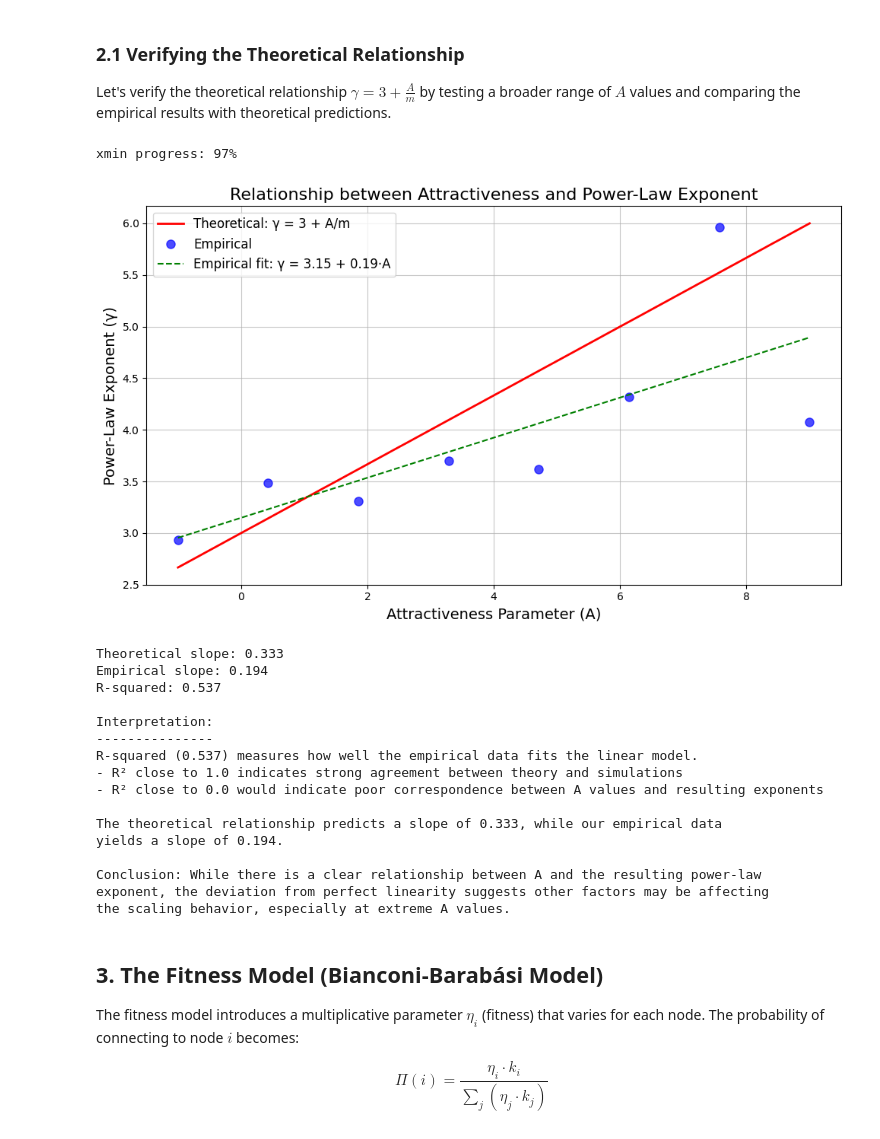
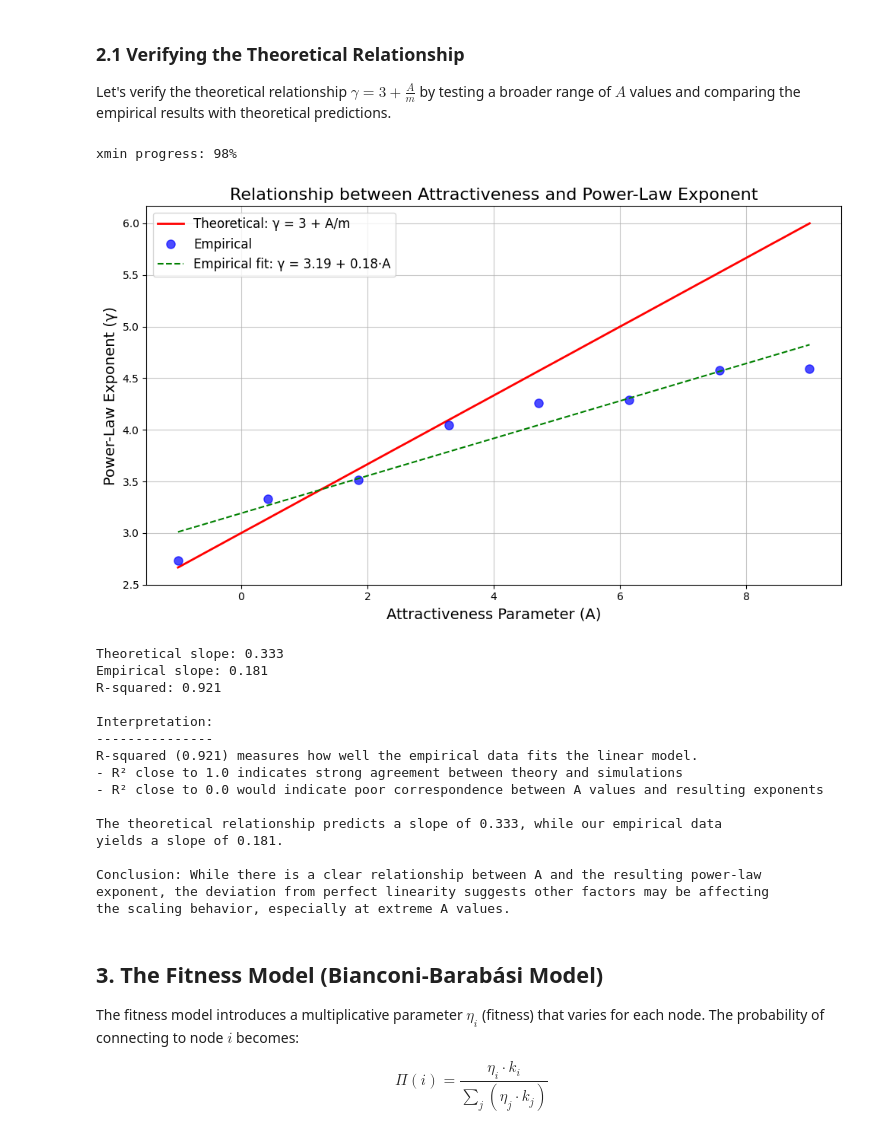
Before and after one commit to rschifan/avrc-2425, a Jupyter notebook: netsci/tutorials/src/10-other-pa-models.ipynb, the cells around one changed output. Cells and saved outputs as stored; diff of their text form; code cells hidden in the pictures.

```diff
--- a/netsci/tutorials/src/10-other-pa-models.ipynb
+++ b/netsci/tutorials/src/10-other-pa-models.ipynb
@@ -413,7 +413,7 @@ display(df_results)
 Let's verify the theoretical relationship $\gamma = 3 + \frac{A}{m}$ by testing a broader range of $A$ values and comparing the empirical results with theoretical predictions.
 # %%
 # Generate networks with a range of A values to validate the theoretical formula
-n_nodes = 2500 # Smaller for faster computation
+n_nodes = 25000 # Smaller for faster computation
 m_edges = 3
 
 # Choose a broader range of A values
@@ -450,47 +450,47 @@ else:
 plt.xlabel('Attractiveness Parameter (A)', fontsize=14)
 plt.ylabel('Power-Law Exponent (γ)', fontsize=14)
 plt.title('Relationship between Attractiveness and Power-Law Exponent', fontsize=16)
 plt.grid(True, alpha=0.7)
 plt.legend(fontsize=12)
 plt.tight_layout()
 plt.show()
 
 print(f"Theoretical slope: {1/m_edges:.3f}")
 print(f"Empirical slope: {slope:.3f}")
 print(f"R-squared: {r_squared:.3f}")
 
 # Interpretation of R-squared and results
 print("\nInterpretation:")
 print("---------------")
 print(f"R-squared ({r_squared:.3f}) measures how well the empirical data fits the linear model.")
 print("- R² close to 1.0 indicates strong agreement between theory and simulations")
 print("- R² close to 0.0 would indicate poor correspondence between A values and resulting exponents")
 print(f"\nThe theoretical relationship predicts a slope of {1/m_edges:.3f}, while our empirical data")
 print(f"yields a slope of {slope:.3f}.")
 if r_squared > 0.95:
     print("\nConclusion: The high R² value confirms that the attractiveness model successfully")
     print(f"produces networks with power-law exponents that follow the theoretical relation γ = 3 + A/m.")
     print("This validates that we can precisely tune the network's degree distribution by")
     print("adjusting the attractiveness parameter A.")
 else:
     print("\nConclusion: While there is a clear relationship between A and the resulting power-law")
     print("exponent, the deviation from perfect linearity suggests other factors may be affecting")
     print("the scaling behavior, especially at extreme A values.")
 # %% [output]
-xmin progress: 97%
+xmin progress: 98%
-[figure, old version]
+[figure, new version]
 Theoretical slope: 0.333
-Empirical slope: 0.194
-R-squared: 0.537
+Empirical slope: 0.181
+R-squared: 0.921
 
 Interpretation:
 ---------------
-R-squared (0.537) measures how well the empirical data fits the linear model.
+R-squared (0.921) measures how well the empirical data fits the linear model.
 - R² close to 1.0 indicates strong agreement between theory and simulations
 - R² close to 0.0 would indicate poor correspondence between A values and resulting exponents
 
 The theoretical relationship predicts a slope of 0.333, while our empirical data
-yields a slope of 0.194.
+yields a slope of 0.181.
 
 Conclusion: While there is a clear relationship between A and the resulting power-law
 exponent, the deviation from perfect linearity suggests other factors may be affecting
```
Also changed, not shown: parts of 4 cells of this notebook, 10 other files.
